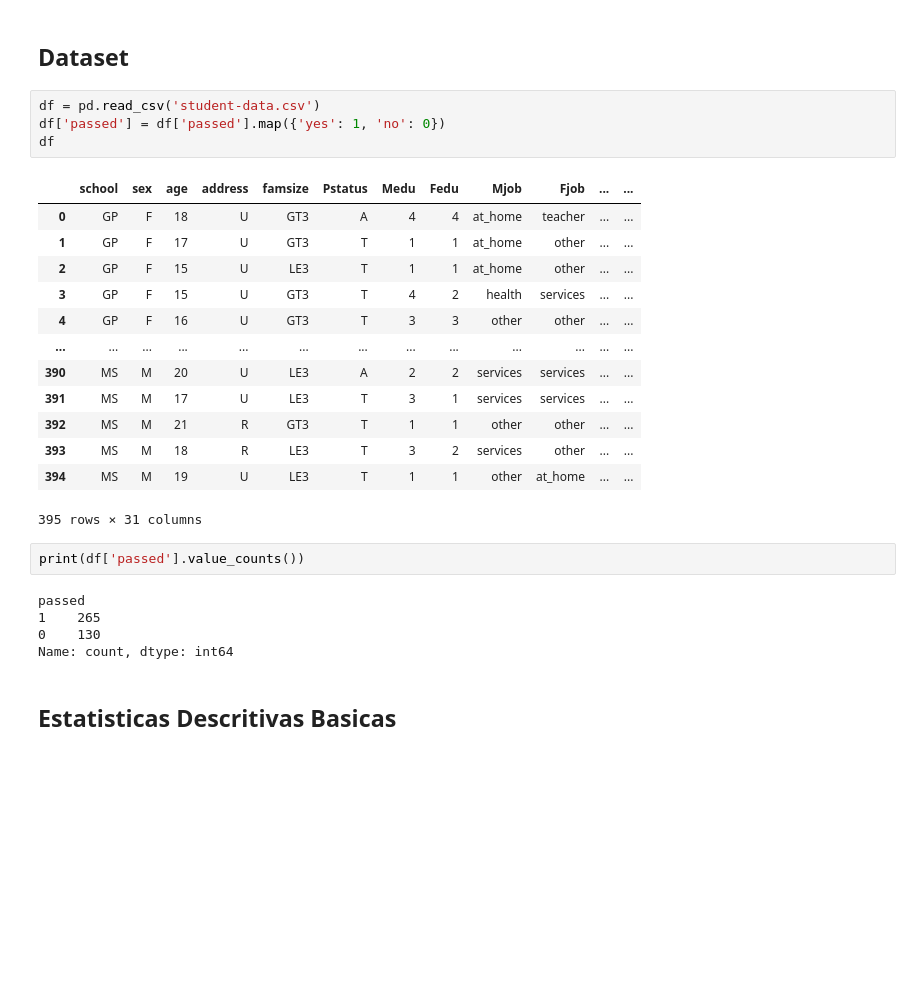
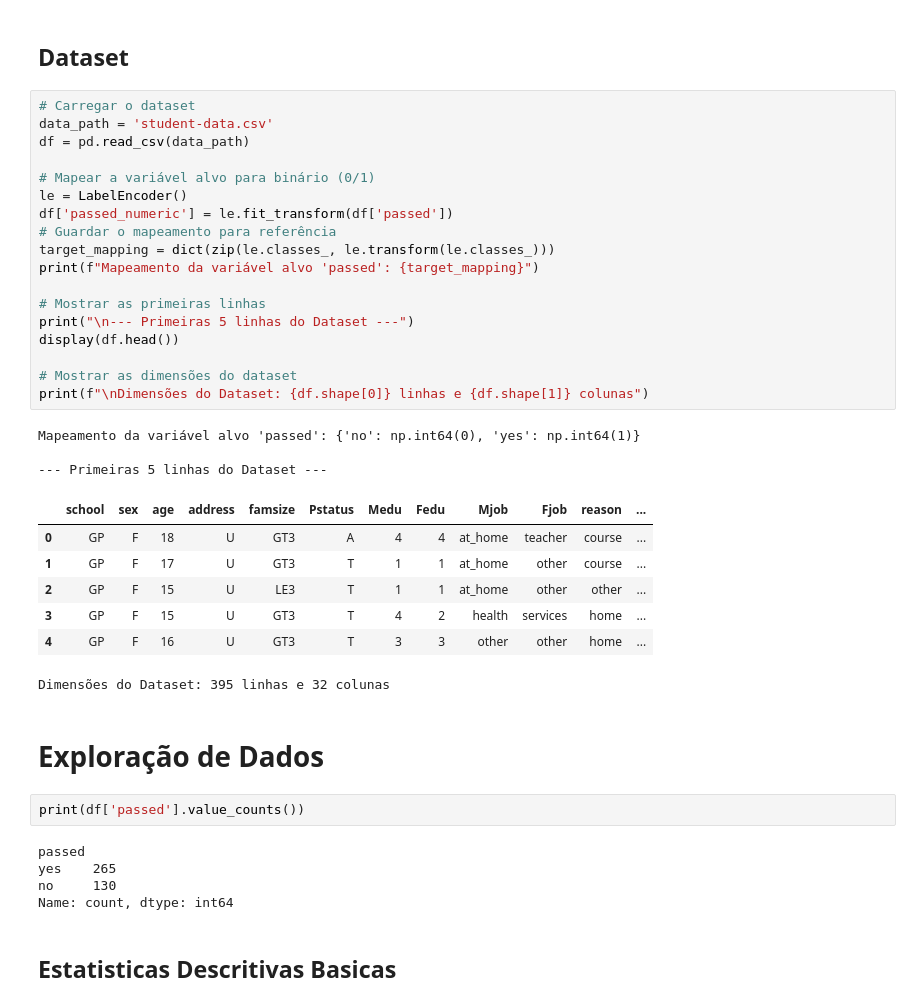
Before and after one commit to bsoeiro5/TP2, a Jupyter notebook: codigo/main.ipynb, the cells around one changed output. Cells and saved outputs as stored; diff of their text form; blank space fills up the shorter version.

```diff
--- a/codigo/main.ipynb
+++ b/codigo/main.ipynb
@@ -15,29 +64,42 @@ from sklearn.decomposition import PCA
 # %% [markdown]
 ## Dataset
-# %%
-df = pd.read_csv('student-data.csv')
-df['passed'] = df['passed'].map({'yes': 1, 'no': 0})
-df
-# %% [output]
-|  | school | sex | age | address | famsize | Pstatus | Medu | Fedu | Mjob | Fjob | ... | ... |
-| 0 | GP | F | 18 | U | GT3 | A | 4 | 4 | at_home | teacher | ... | ... |
-| 1 | GP | F | 17 | U | GT3 | T | 1 | 1 | at_home | other | ... | ... |
-| 2 | GP | F | 15 | U | LE3 | T | 1 | 1 | at_home | other | ... | ... |
-| 3 | GP | F | 15 | U | GT3 | T | 4 | 2 | health | services | ... | ... |
-| 4 | GP | F | 16 | U | GT3 | T | 3 | 3 | other | other | ... | ... |
-| ... | ... | ... | ... | ... | ... | ... | ... | ... | ... | ... | ... | ... |
-| 390 | MS | M | 20 | U | LE3 | A | 2 | 2 | services | services | ... | ... |
-| 391 | MS | M | 17 | U | LE3 | T | 3 | 1 | services | services | ... | ... |
-| 392 | MS | M | 21 | R | GT3 | T | 1 | 1 | other | other | ... | ... |
-| 393 | MS | M | 18 | R | LE3 | T | 3 | 2 | services | other | ... | ... |
-| 394 | MS | M | 19 | U | LE3 | T | 1 | 1 | other | at_home | ... | ... |
-395 rows × 31 columns
+# %%
+# Carregar o dataset
+data_path = 'student-data.csv'
+df = pd.read_csv(data_path)
+
+# Mapear a variável alvo para binário (0/1)
+le = LabelEncoder()
+df['passed_numeric'] = le.fit_transform(df['passed'])
+# Guardar o mapeamento para referência
+target_mapping = dict(zip(le.classes_, le.transform(le.classes_)))
+print(f"Mapeamento da variável alvo 'passed': {target_mapping}")
+
+# Mostrar as primeiras linhas
+print("\n--- Primeiras 5 linhas do Dataset ---")
+display(df.head())
+
+# Mostrar as dimensões do dataset
+print(f"\nDimensões do Dataset: {df.shape[0]} linhas e {df.shape[1]} colunas")
+# %% [output]
+Mapeamento da variável alvo 'passed': {'no': np.int64(0), 'yes': np.int64(1)}
+
+--- Primeiras 5 linhas do Dataset ---
+|  | school | sex | age | address | famsize | Pstatus | Medu | Fedu | Mjob | Fjob | reason | ... |
+| 0 | GP | F | 18 | U | GT3 | A | 4 | 4 | at_home | teacher | course | ... |
+| 1 | GP | F | 17 | U | GT3 | T | 1 | 1 | at_home | other | course | ... |
+| 2 | GP | F | 15 | U | LE3 | T | 1 | 1 | at_home | other | other | ... |
+| 3 | GP | F | 15 | U | GT3 | T | 4 | 2 | health | services | home | ... |
+| 4 | GP | F | 16 | U | GT3 | T | 3 | 3 | other | other | home | ... |
+Dimensões do Dataset: 395 linhas e 32 colunas
+# %% [markdown]
+# Exploração de Dados
 # %%
 print(df['passed'].value_counts())
 # %% [output]
 passed
-1    265
-0    130
+yes    265
+no     130
 Name: count, dtype: int64
 # %% [markdown]
 ## Estatisticas Descritivas Basicas
```
Also changed, not shown: parts of 8 cells of this notebook.
